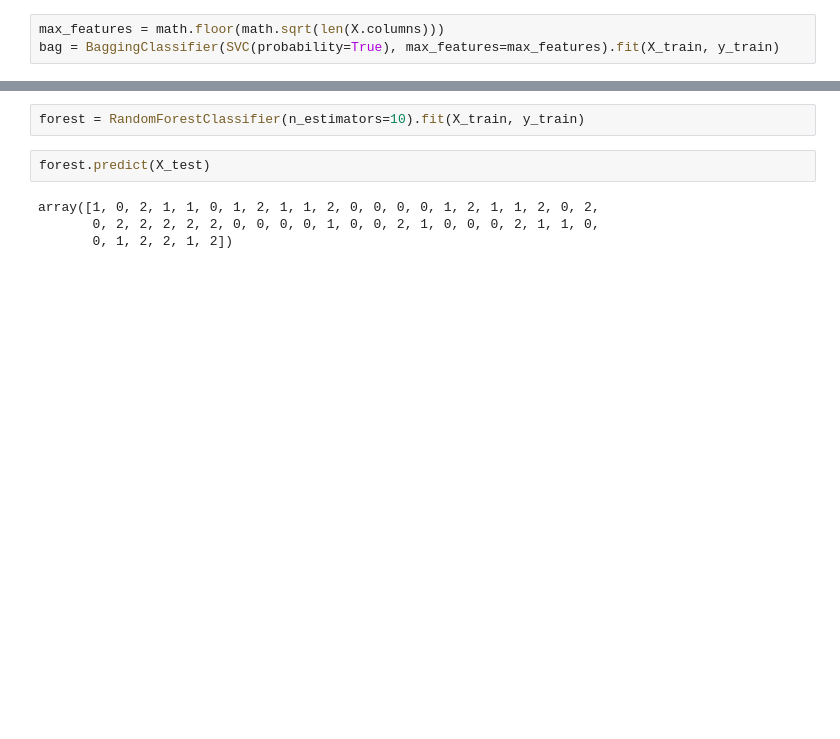
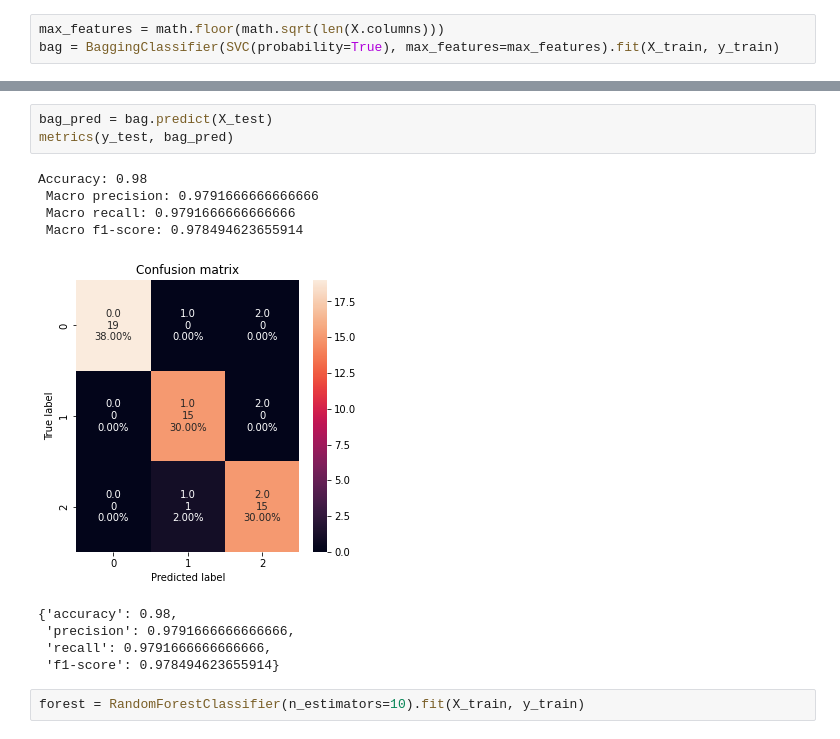
Before and after one commit to JakubSzczepanowski/EnsembleClassifier, a Jupyter notebook: experiments.ipynb, the cells around one changed output, grey strips where cells are left out. Cells and saved outputs as stored; diff of their text form; blank space fills up the shorter version.

```diff
--- a/experiments.ipynb
+++ b/experiments.ipynb
@@ -95,8 +81,15 @@ array([1, 0, 2, 1, 1, 0, 1, 2, 1, 1, 2, 0, 0, 0, 0, 1, 2, 1, 1, 2, 0, 2,
+# %%
+bag_pred = bag.predict(X_test)
+metrics(y_test, bag_pred)
+# %% [output]
+Accuracy: 0.98
+ Macro precision: 0.9791666666666666
+ Macro recall: 0.9791666666666666
+ Macro f1-score: 0.978494623655914
+[figure, added]
+{'accuracy': 0.98,
+ 'precision': 0.9791666666666666,
+ 'recall': 0.9791666666666666,
+ 'f1-score': 0.978494623655914}
 # %%
 forest = RandomForestClassifier(n_estimators=10).fit(X_train, y_train)
-# %%
-forest.predict(X_test)
-# %% [output]
-array([1, 0, 2, 1, 1, 0, 1, 2, 1, 1, 2, 0, 0, 0, 0, 1, 2, 1, 1, 2, 0, 2,
-       0, 2, 2, 2, 2, 2, 0, 0, 0, 0, 1, 0, 0, 2, 1, 0, 0, 0, 2, 1, 1, 0,
-       0, 1, 2, 2, 1, 2])
```
Also changed, not shown: parts of 15 cells of this notebook, 3 other files.
